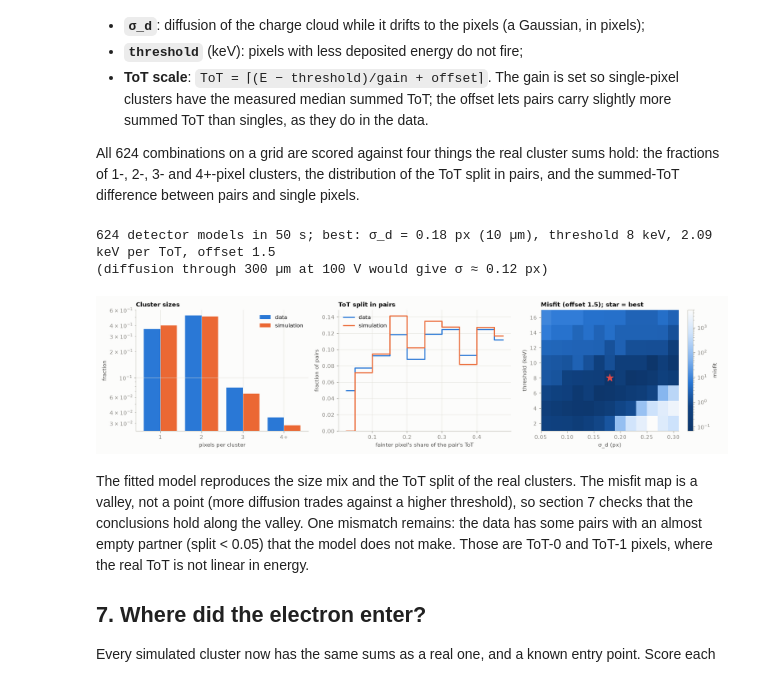
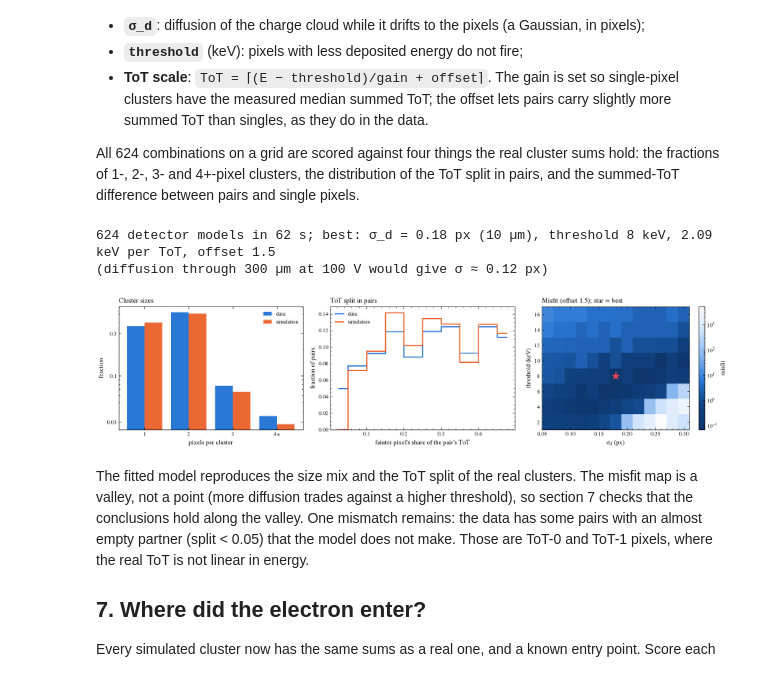
Before and after one commit to AustinHouston/Kronos, a Jupyter notebook: notebooks/03_Cluster_Centroids.ipynb, the cells around one changed output. Saved outputs shown, nothing was run; the diff lists cells and outputs as text; code cells hidden in the pictures.

Commit message:
refactor(notebook): better plotting

```diff
--- a/notebooks/03_Cluster_Centroids.ipynb
+++ b/notebooks/03_Cluster_Centroids.ipynb
@@ -663,36 +663,40 @@ sim, sim_keep = image_sums(sim_tot)
 sim_obs = observables(sim)
 true_x, true_y, escaped, sim_tot = true_x[sim_keep], true_y[sim_keep], escaped[sim_keep], sim_tot[sim_keep]
 
 fig, (ax_sizes, ax_split, ax_land) = plt.subplots(1, 3, figsize=(16, 4))
 ax_sizes.bar(np.arange(4) - 0.2, data_obs[0], 0.4, color=BLUE, label='data')
 ax_sizes.bar(np.arange(4) + 0.2, sim_obs[0], 0.4, color=ORANGE, label='simulation')
 ax_sizes.set(xticks=range(4), xticklabels=['1', '2', '3', '4+'], xlabel='pixels per cluster', ylabel='fraction', yscale='log', title='Cluster sizes')
+ax_sizes.xaxis.minorticks_off()
+ax_sizes.set_yticks([0.03, 0.1, 0.3], ['0.03', '0.1', '0.3'])  # less than a decade: plain labels
+ax_sizes.tick_params(axis='y', which='minor', labelleft=False)
 ax_sizes.legend()
 mid = np.linspace(0.025, 0.475, 10)
 ax_split.step(mid, data_obs[1], where='mid', color=BLUE, lw=2, label='data')
 ax_split.step(mid, sim_obs[1], where='mid', color=ORANGE, lw=2, label='simulation')
 ax_split.set(xlabel="fainter pixel's share of the pair's ToT", ylabel='fraction of pairs', ylim=(0, None), title='ToT split in pairs')
 ax_split.legend()
 land = grid[grid.offset == best.offset].pivot(index='threshold_keV', columns='sigma_px', values='misfit')
 shown = ax_land.imshow(
     land.to_numpy(),
     origin='lower',
     cmap=SEQUENTIAL.reversed(),
     aspect='auto',
     norm=LogNorm(),
     extent=(SIGMAS[0] - 0.01, SIGMAS[-1] + 0.01, -0.5, len(THRESHOLDS) - 0.5),
 )
 ax_land.set_yticks(range(len(THRESHOLDS)), THRESHOLDS)
 ax_land.plot(best.sigma_px, THRESHOLDS.index(best.threshold_keV), marker='*', color=RED, ms=14)
-ax_land.set(xlabel='σ_d (px)', ylabel='threshold (keV)', title=f'Misfit (offset {best.offset}); star = best')
+ax_land.yaxis.minorticks_off()
+ax_land.set(xlabel=r'$\sigma_d$ (px)', ylabel='threshold (keV)', title=f'Misfit (offset {best.offset}); star = best')
 ax_land.grid(False)
 fig.colorbar(shown, ax=ax_land, label='misfit')
 plt.tight_layout()
 plt.show()
 # %% [output]
-624 detector models in 50 s; best: σ_d = 0.18 px (10 µm), threshold 8 keV, 2.09 keV per ToT, offset 1.5
+624 detector models in 62 s; best: σ_d = 0.18 px (10 µm), threshold 8 keV, 2.09 keV per ToT, offset 1.5
 (diffusion through 300 µm at 100 V would give σ ≈ 0.12 px)
-[figure, old version]
+[figure, new version]
 # %% [markdown]
 The fitted model reproduces the size mix and the ToT split of the real clusters. The misfit map is a
 valley, not a point (more diffusion trades against a higher threshold), so section 7 checks that the
```
Also changed, not shown: parts of 10 cells of this notebook, 5 other files.
